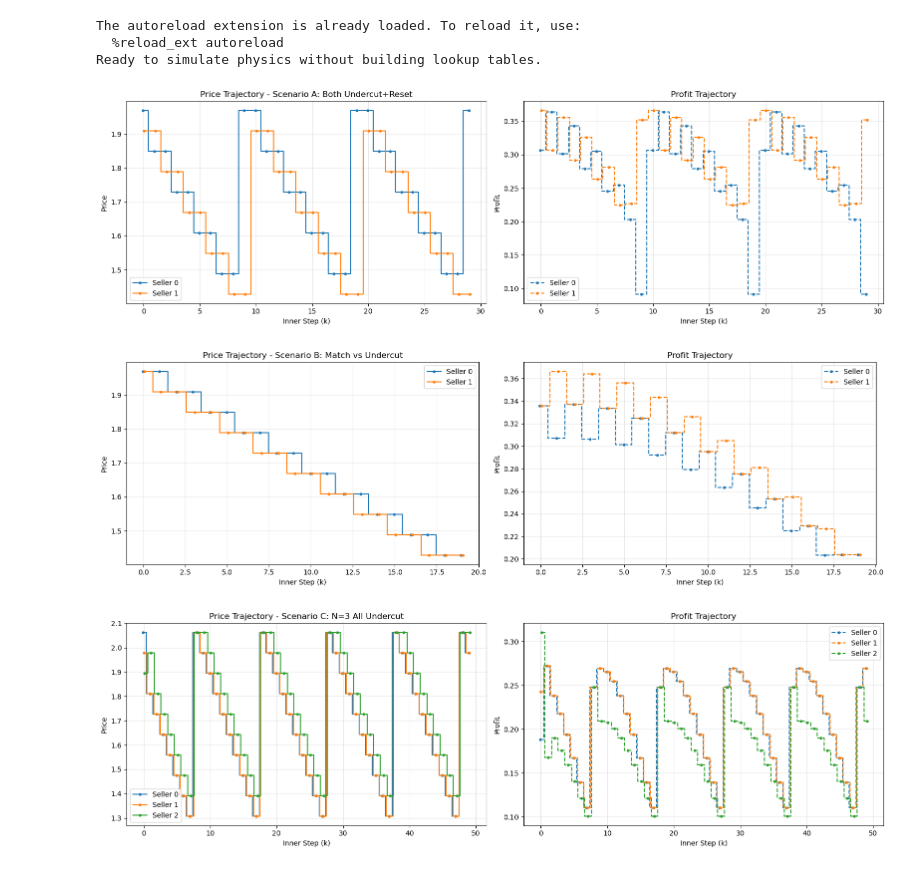
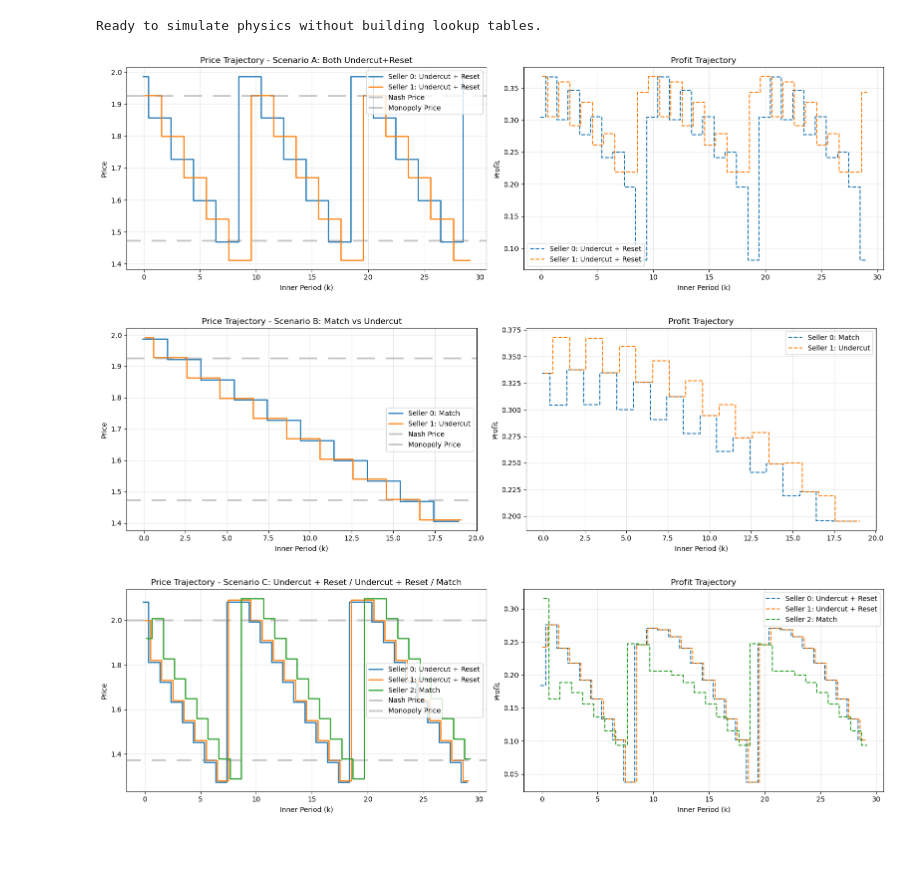
Before and after one commit to Six-Persimmon/Amazon_BuyBox_Reinforcement_Learning, a Jupyter notebook: pricing_marl/analysis/visualize_physics.ipynb, the cells around one changed output. Saved outputs shown, nothing was run; the diff lists cells and outputs as text; code cells hidden in the pictures.

Commit message:
update visualization

```diff
--- a/pricing_marl/analysis/visualize_physics.ipynb
+++ b/pricing_marl/analysis/visualize_physics.ipynb
@@ -22,10 +22,18 @@ from src.strategies import (
     ID_TO_NAME, get_strategy_function
 )
 
+ACTION_NAME = {
+    ACT_UNDERCUT: "Undercut",
+    ACT_MATCH: "Match",
+    ACT_ABOVE: "Above",
+    ACT_UNDER_RESET: "Undercut + Reset",
+}
+
+OUTPUT_DIR = project_root / "analysis" / "figures" / "price_rule_demo_fig"
+OUTPUT_DIR.mkdir(parents=True, exist_ok=True)
+
 print("Ready to simulate physics without building lookup tables.")
 # %% [output]
-The autoreload extension is already loaded. To reload it, use:
-  %reload_ext autoreload
 Ready to simulate physics without building lookup tables.
 # %%
 # Cell 2: 定义微观模拟函数 (Micro-Simulation)
@@ -40,7 +48,6 @@ def simulate_inner_dynamics(
     a_val=2.0,
     c_val=1.0,
     a0=0.0,
-    xi=0.1,
     num_grids=10,
 ):
     """
@@ -61,9 +68,8 @@ def simulate_inner_dynamics(
         a0=a0,
         c_val=c_val,
     )
-    low = p_nash - xi * (p_mon - p_nash)
-    high = p_mon + xi * (p_mon - p_nash)
-    price_grid = np.linspace(low, high, num_grids)
+    step = (p_mon - p_nash) / (num_grids - 3)
+    price_grid = np.linspace(p_nash - step, p_mon + step, num_grids)
 
     # 2. 初始状态（价格索引）
     if start_prices is None:
@@ -100,5 +106,5 @@ def simulate_inner_dynamics(
 
         current_indices = next_indices
 
-    return pd.DataFrame(history), price_grid
+    return pd.DataFrame(history), price_grid, p_nash, p_mon
 # %%
@@ -199,7 +249,7 @@ actions = [ACT_UNDER_RESET, ACT_UNDER_RESET] # 两人都 Undercut+Reset
 # 初始价格: 一个高一个低
 start_p = [9, 8] # Grid Index (最高价, 次高价)
 
-df_micro, grid = simulate_inner_dynamics(
+df_micro, grid, p_nash, p_mon = simulate_inner_dynamics(
     n_sellers=n,
     active_strategies=strategies,
     fixed_actions=actions,
@@ -208,9 +258,16 @@ df_micro, grid = simulate_inner_dynamics(
     mu=0.25
 )
 
-plot_micro_dynamics(df_micro, "Scenario A: Both Undercut+Reset")
+plot_micro_dynamics(
+    df_micro,
+    "Scenario A: Both Undercut+Reset",
+    strategy_names=[ACTION_NAME[aid] for aid in actions],
+    p_nash=p_nash,
+    p_mon=p_mon,
+    save_path=OUTPUT_DIR / "scenario_a_2p_undercut_reset.png",
+)
 # %% [output]
-[figure, old version]
+[figure, new version]
 # %%
 # Cell 5: 实验场景 B - 不对称策略
 # 设定: N=2, Seller 0 用 "Match", Seller 1 用 "Undercut"
@@ -218,7 +275,7 @@ plot_micro_dynamics(df_micro, "Scenario A: Both Undercut+Reset")
 
 actions_b = [ACT_MATCH, ACT_UNDERCUT]
 
-df_micro_b, _ = simulate_inner_dynamics(
+df_micro_b, _, p_nash_b, p_mon_b = simulate_inner_dynamics(
     n_sellers=2,
     active_strategies=[ACT_UNDERCUT, ACT_MATCH],
     fixed_actions=actions_b,
@@ -227,24 +284,38 @@ df_micro_b, _ = simulate_inner_dynamics(
     mu=0.25
 )
 
-plot_micro_dynamics(df_micro_b, "Scenario B: Match vs Undercut")
+plot_micro_dynamics(
+    df_micro_b,
+    "Scenario B: Match vs Undercut",
+    strategy_names=[ACTION_NAME[aid] for aid in actions_b],
+    p_nash=p_nash_b,
+    p_mon=p_mon_b,
+    save_path=OUTPUT_DIR / "scenario_b_2p_match_undercut.png",
+)
 # %% [output]
-[figure, old version]
+[figure, new version]
 # %%
 # Cell 6: 实验场景 C - N=3 的混乱
-# 设定: N=3, 全部 Undercut+Reset
+# 设定: N=3, Undercut+Reset / Undercut+Reset / Match
 
-actions_c = [ACT_UNDER_RESET, ACT_UNDER_RESET, ACT_MATCH_RESET]
+actions_c = [ACT_UNDER_RESET, ACT_UNDER_RESET, ACT_MATCH]
 
-df_micro_c, _ = simulate_inner_dynamics(
+df_micro_c, _, p_nash_c, p_mon_c = simulate_inner_dynamics(
     n_sellers=3,
     active_strategies=strategies,
     fixed_actions=actions_c,
     start_prices=[9, 8, 7],
-    K=50,
+    K=30,
     mu=0.25
 )
 
-plot_micro_dynamics(df_micro_c, "Scenario C: N=3 All Undercut")
+plot_micro_dynamics(
+    df_micro_c,
+    "Scenario C: Undercut + Reset / Undercut + Reset / Match",
+    strategy_names=[ACTION_NAME[aid] for aid in actions_c],
+    p_nash=p_nash_c,
+    p_mon=p_mon_c,
+    save_path=OUTPUT_DIR / "scenario_c_3p_undercut_reset_match.png",
+)
 # %% [output]
-[figure, old version]
+[figure, new version]
```
Also changed, not shown: parts of 7 cells of this notebook, 37 other files.
